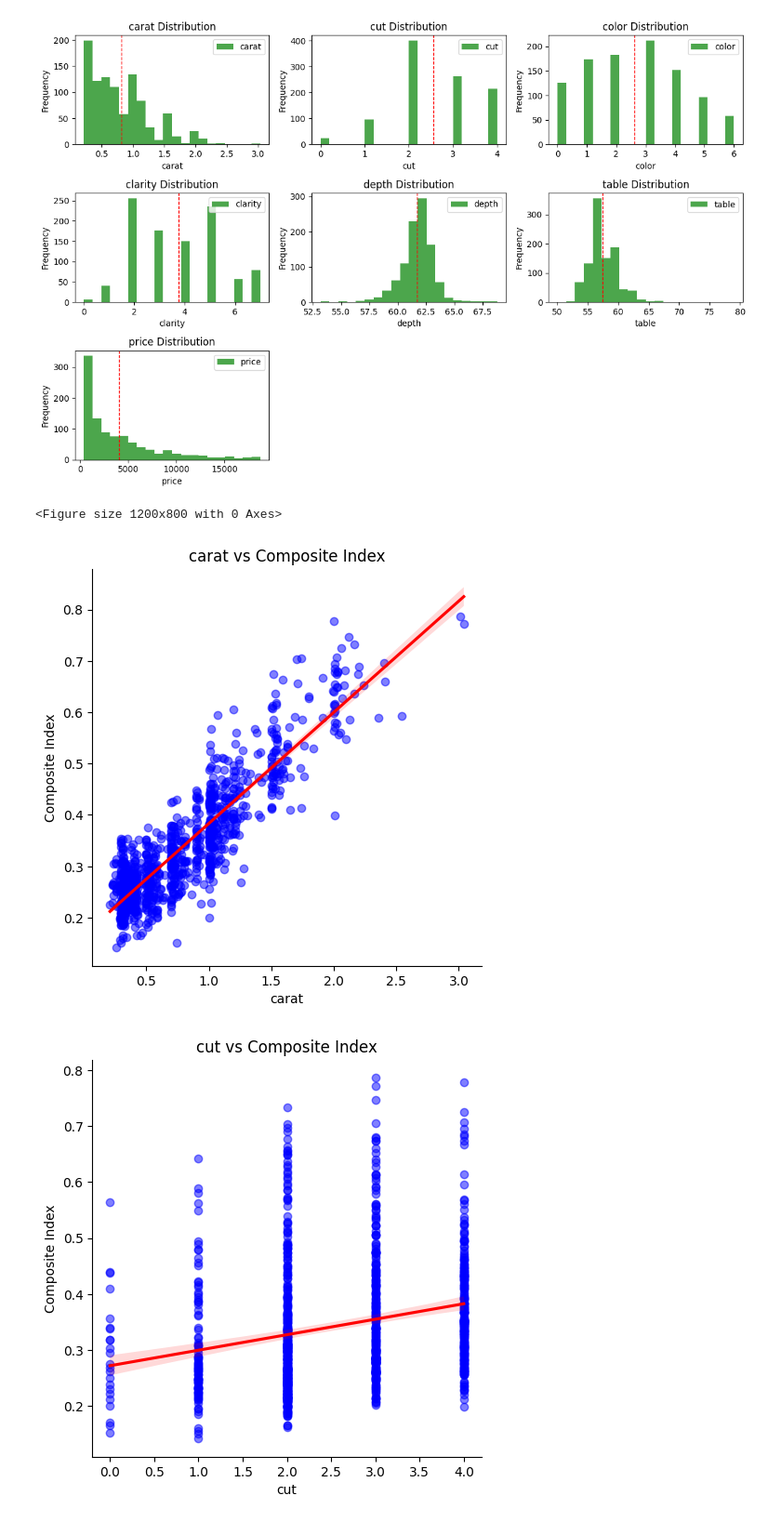
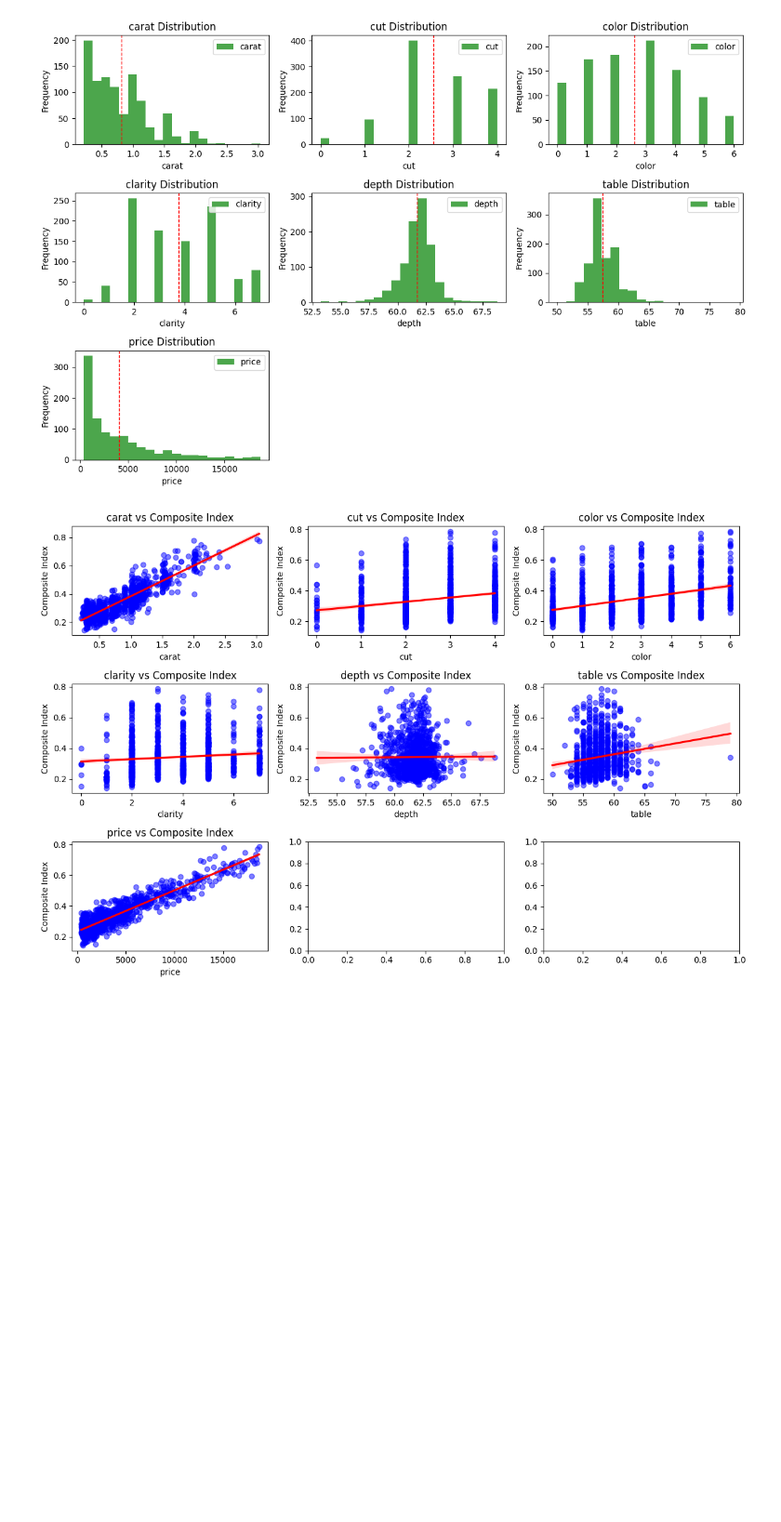
Before and after one commit to y-xing01/DAV_CA1, a Jupyter notebook: diamonds.ipynb, the cells around one changed output. Shown at 93% size. Cells and saved outputs as stored; diff of their text form; code cells hidden in the pictures; blank space fills up the shorter version.

```diff
--- a/diamonds.ipynb
+++ b/diamonds.ipynb
@@ -1248,16 +1242,18 @@ plt.show()
 [figure]
 # %%
 # Scatter plot of individual features against the composite index with regression line
-plt.figure(figsize=(12, 8))
+fig, axs = plt.subplots(3, 3, figsize=(12, 8))
 for i, feature in enumerate(relevant_columns):
-    sns.lmplot(x=feature, y='Composite_Index', data=cluster_data, scatter_kws={'color': 'blue', 'alpha': 0.5}, line_kws={'color': 'red'})
-    plt.xlabel(feature)
-    plt.ylabel('Composite Index')
-    plt.title(f'{feature} vs Composite Index')
+    # Row and column index for the subplot
+    row = i // 3
+    col = i % 3
+    sns.regplot(x=feature, y='Composite_Index', data=cluster_data, ax=axs[row, col], scatter_kws={'color': 'blue', 'alpha': 0.5}, line_kws={'color': 'red'})
+    # Customize plot)
+    axs[row, col].set_xlabel(feature)
+    axs[row, col].set_ylabel('Composite Index')
+    axs[row, col].set_title(f'{feature} vs Composite Index')
 
 plt.tight_layout()
 plt.show()
 # %% [output]
-<Figure size 1200x800 with 0 Axes>
-[figure, old version]
+[figure, new version]
-[figure, removed]
```
Also changed, not shown: parts of 2 cells of this notebook.
